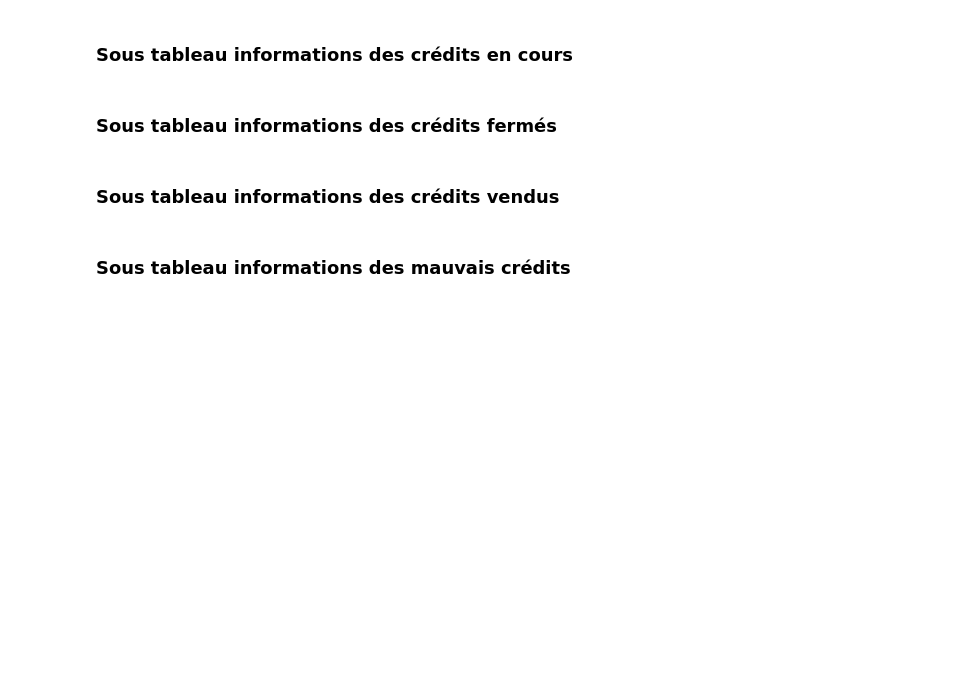
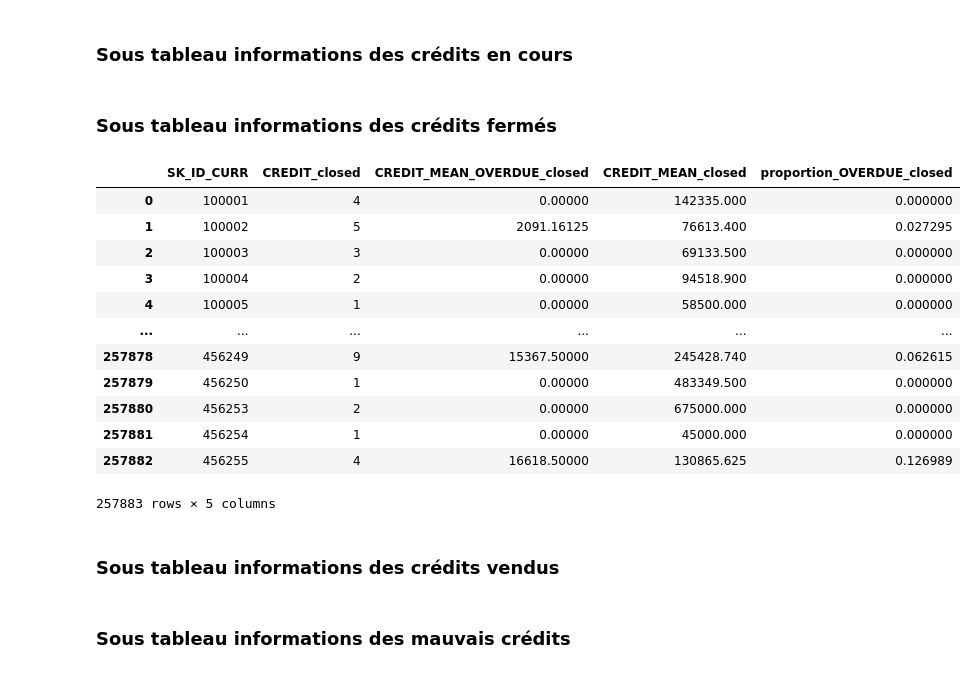
Before and after one commit to jaysenSAW/scoring_model, a Jupyter notebook: p7_nettoyage.ipynb, the cells around one changed output. Saved outputs shown, nothing was run; the diff lists cells and outputs as text; code cells hidden in the pictures; blank space fills up the shorter version.

```diff
--- a/p7_nettoyage.ipynb
+++ b/p7_nettoyage.ipynb
@@ -495,16 +508,34 @@ bureau_credit_active = bureau_credit_active.reset_index()
 ### Sous tableau informations des crédits fermés
 # %%
 bureau_credit_closed = good_bureau[good_bureau["CREDIT_ACTIVE_Closed"] == 1]
-bureau_credit_closed = bureau_credit_closed[["SK_ID_CURR", "AMT_CREDIT_MAX_OVERDUE", "CREDIT_ACTIVE_Closed",
-                                             "AMT_CREDIT_SUM"]].groupby(["SK_ID_CURR"]).sum()
-id_curr = bureau_credit_closed.index.to_numpy()
-#rename columns
-bureau_credit_closed[
-    "AMT_CREDIT_MAX_OVERDUE"
-] = bureau_credit_closed["AMT_CREDIT_MAX_OVERDUE"]/bureau_credit_closed["AMT_CREDIT_SUM"]
-bureau_credit_closed = bureau_credit_closed.rename(columns={"AMT_CREDIT_MAX_OVERDUE": "proportion_OVERDUE_closed",
-                                                            "CREDIT_ACTIVE_Closed" : "CREDIT_closed",
-                                                            "AMT_CREDIT_SUM": "AMT_CREDIT_SUM_closed"})
-bureau_credit_closed = bureau_credit_closed.reset_index()
+tmp = bureau_credit_closed[["SK_ID_CURR", "CREDIT_ACTIVE_Closed"]].groupby(["SK_ID_CURR"]).sum()
+tmp2 = bureau_credit_closed[["SK_ID_CURR", "AMT_CREDIT_MAX_OVERDUE", "AMT_CREDIT_SUM", ]].groupby(["SK_ID_CURR"]).mean()
+bureau_credit_closed = tmp.merge(tmp2, how = "left", on = "SK_ID_CURR")
+bureau_credit_closed["AMT_CREDIT_MAX_OVERDUE"] = bureau_credit_closed["AMT_CREDIT_MAX_OVERDUE"].fillna(0)
+# %%
+#rename columns
+tmp = bureau_credit_closed["AMT_CREDIT_MAX_OVERDUE"]/bureau_credit_closed["AMT_CREDIT_SUM"]
+tmp = tmp.reset_index().rename(columns={0 : "proportion_OVERDUE_closed"})
+bureau_credit_closed = bureau_credit_closed.rename(columns={"AMT_CREDIT_MAX_OVERDUE": "CREDIT_MEAN_OVERDUE_closed",
+                                                            "CREDIT_ACTIVE_Closed" : "CREDIT_closed",
+                                                            "AMT_CREDIT_SUM": "CREDIT_MEAN_closed"})
+bureau_credit_closed = bureau_credit_closed.reset_index()
+bureau_credit_closed = bureau_credit_closed.merge(tmp, on ="SK_ID_CURR", how = "left")
+# %%
+bureau_credit_closed
+# %% [output]
+|  | SK_ID_CURR | CREDIT_closed | CREDIT_MEAN_OVERDUE_closed | CREDIT_MEAN_closed | proportion_OVERDUE_closed |
+| 0 | 100001 | 4 | 0.00000 | 142335.000 | 0.000000 |
+| 1 | 100002 | 5 | 2091.16125 | 76613.400 | 0.027295 |
+| 2 | 100003 | 3 | 0.00000 | 69133.500 | 0.000000 |
+| 3 | 100004 | 2 | 0.00000 | 94518.900 | 0.000000 |
+| 4 | 100005 | 1 | 0.00000 | 58500.000 | 0.000000 |
+| ... | ... | ... | ... | ... | ... |
+| 257878 | 456249 | 9 | 15367.50000 | 245428.740 | 0.062615 |
+| 257879 | 456250 | 1 | 0.00000 | 483349.500 | 0.000000 |
+| 257880 | 456253 | 2 | 0.00000 | 675000.000 | 0.000000 |
+| 257881 | 456254 | 1 | 0.00000 | 45000.000 | 0.000000 |
+| 257882 | 456255 | 4 | 16618.50000 | 130865.625 | 0.126989 |
+257883 rows × 5 columns
 # %% [markdown]
 ### Sous tableau informations des crédits vendus
```
Also changed, not shown: parts of 31 cells of this notebook, 1 other file.
